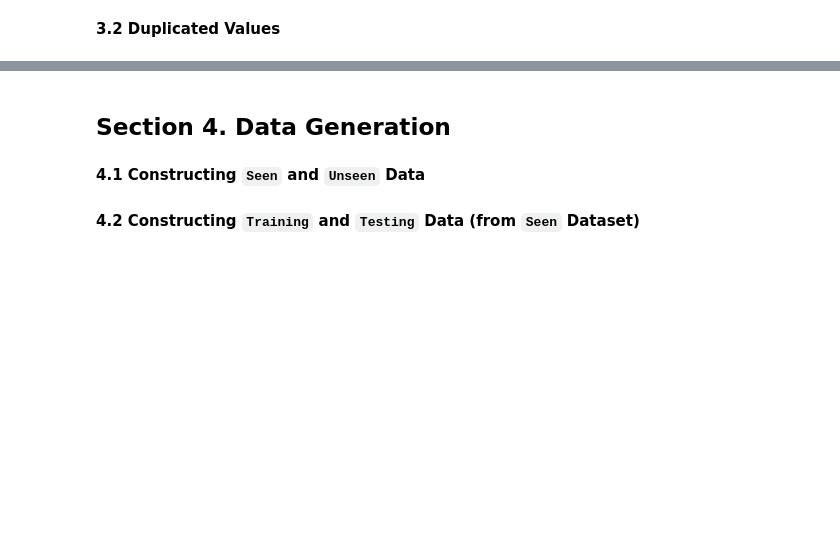
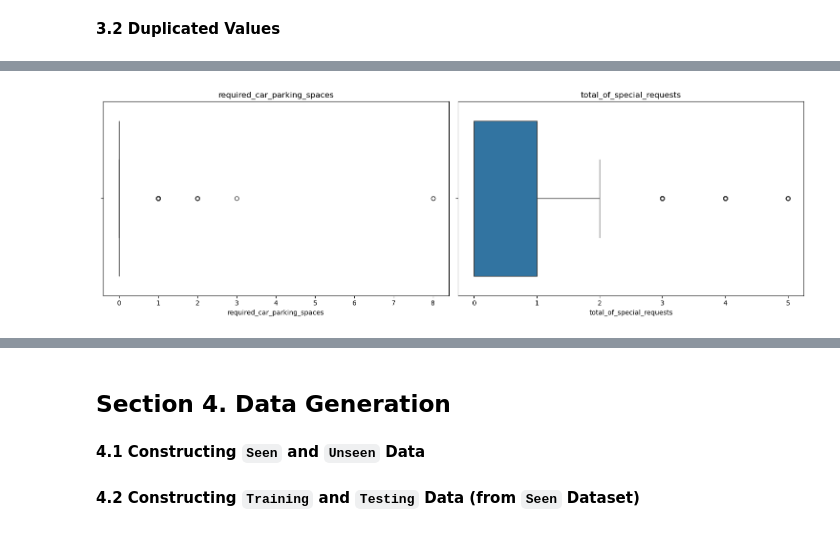
Before and after one commit to AliefRND/MachineLearningProject, a Jupyter notebook: notebooks/Notebook.ipynb, the cells around one changed output, grey strips where cells are left out. Drawn from its saved outputs; the diff is of its cells as text; code cells hidden in the pictures; blank space fills up the shorter version.

```diff
--- a/notebooks/Notebook.ipynb
+++ b/notebooks/Notebook.ipynb
@@ -211,0 +365,11 @@ df.nunique()
+# %%
+numeric_cols_to_plot2 = numeric_cols[-3:]
+
+fig, axes = plt.subplots(1, 2, figsize=(15, 5))
+for ax, col in zip(axes, numeric_cols_to_plot2):
+    sns.boxplot(x=df[col], orient="h", ax=ax)
+    ax.set_title(col)
+plt.tight_layout()
+plt.show()
+# %% [output]
+[figure, added]
```
Also changed, not shown: parts of 28 cells of this notebook.
